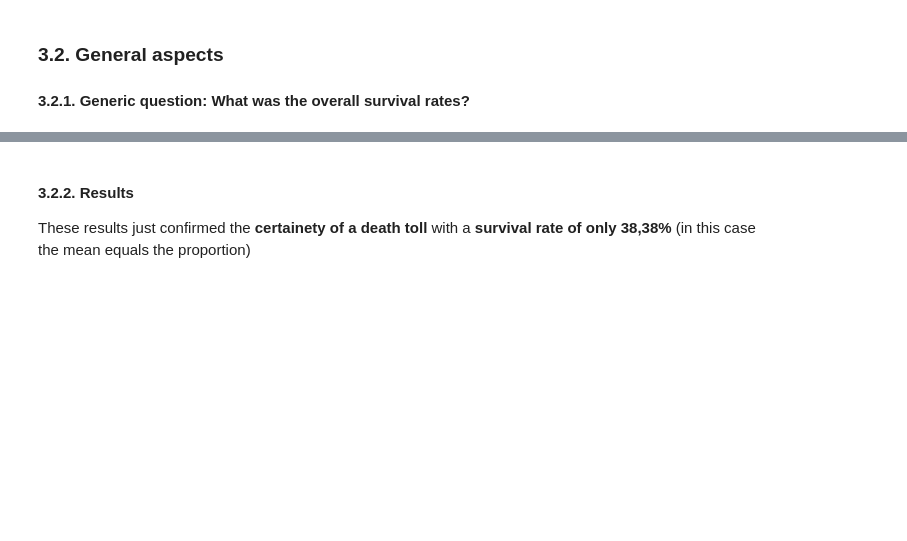
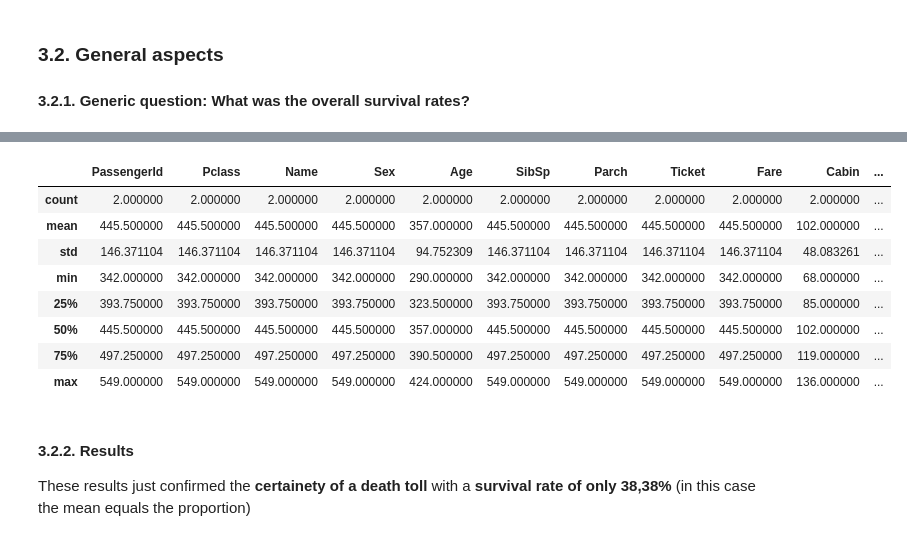
Before and after one commit to guillaumesimler/nanodap1, a Jupyter notebook: Titanic Data - DAND Project 1.ipynb, the cells around one changed output, grey strips where cells are left out. Saved outputs shown, nothing was run; the diff lists cells and outputs as text; code cells hidden in the pictures; blank space fills up the shorter version.

```diff
--- a/Titanic Data - DAND Project 1.ipynb
+++ b/Titanic Data - DAND Project 1.ipynb
@@ -258,3 +261,15 @@ Name: Survived, dtype: float64
+# %%
+passenger_df.groupby('Survived').count().describe()
+# %% [output]
+|  | PassengerId | Pclass | Name | Sex | Age | SibSp | Parch | Ticket | Fare | Cabin | ... |
+| count | 2.000000 | 2.000000 | 2.000000 | 2.000000 | 2.000000 | 2.000000 | 2.000000 | 2.000000 | 2.000000 | 2.000000 | ... |
+| mean | 445.500000 | 445.500000 | 445.500000 | 445.500000 | 357.000000 | 445.500000 | 445.500000 | 445.500000 | 445.500000 | 102.000000 | ... |
+| std | 146.371104 | 146.371104 | 146.371104 | 146.371104 | 94.752309 | 146.371104 | 146.371104 | 146.371104 | 146.371104 | 48.083261 | ... |
+| min | 342.000000 | 342.000000 | 342.000000 | 342.000000 | 290.000000 | 342.000000 | 342.000000 | 342.000000 | 342.000000 | 68.000000 | ... |
+| 25% | 393.750000 | 393.750000 | 393.750000 | 393.750000 | 323.500000 | 393.750000 | 393.750000 | 393.750000 | 393.750000 | 85.000000 | ... |
+| 50% | 445.500000 | 445.500000 | 445.500000 | 445.500000 | 357.000000 | 445.500000 | 445.500000 | 445.500000 | 445.500000 | 102.000000 | ... |
+| 75% | 497.250000 | 497.250000 | 497.250000 | 497.250000 | 390.500000 | 497.250000 | 497.250000 | 497.250000 | 497.250000 | 119.000000 | ... |
+| max | 549.000000 | 549.000000 | 549.000000 | 549.000000 | 424.000000 | 549.000000 | 549.000000 | 549.000000 | 549.000000 | 136.000000 | ... |
 # %% [markdown]
 #### 3.2.2. Results
 
```
Also changed, not shown: parts of 6 cells of this notebook, 1 other file.
